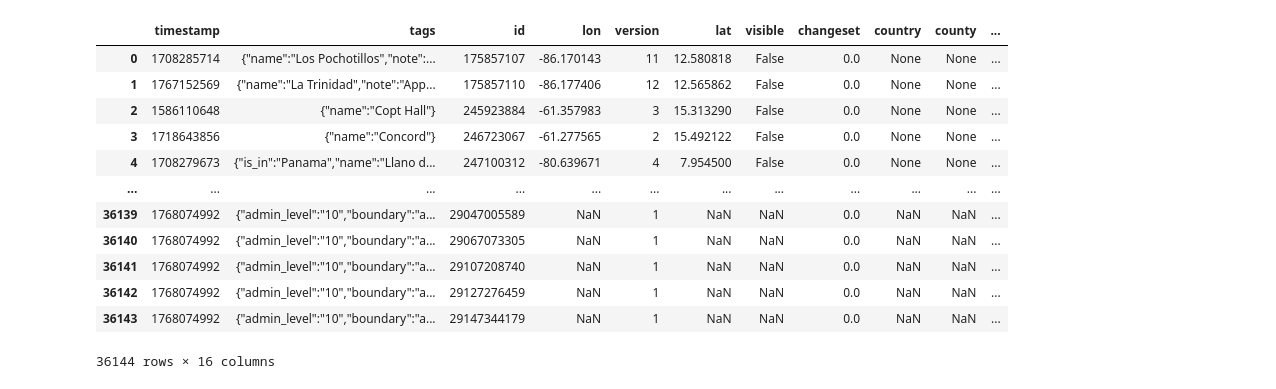
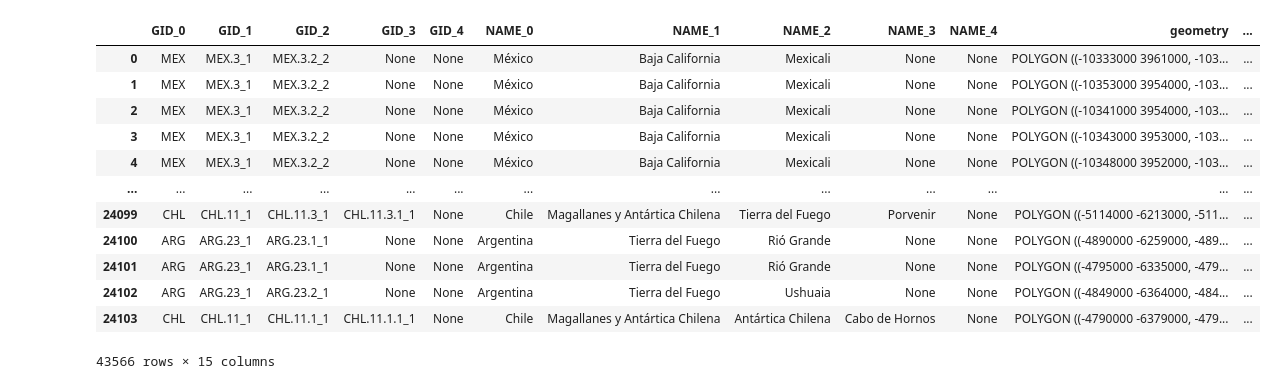
Before and after one commit to RodolfoFigueroa/amazonas-pipeline, a Jupyter notebook: test.ipynb, the cells around one changed output. Drawn from its saved outputs; the diff is of its cells as text; code cells hidden in the pictures.

```diff
--- a/test.ipynb
+++ b/test.ipynb
@@ -5,19 +6,34 @@ import pyrosm as osm
 # %%
 data_path = Path(os.environ["DATA_PATH"])
+generated_path = data_path / "generated"
-# %%
-p = osm.OSM(str(data_path / "initial" / "geofabrik" / "central-america-260112.osm.pbf"))
-p.get_data_by_custom_criteria({"place": ["hamlet"]})
-# %% [output]
-|  | timestamp | tags | id | lon | version | lat | visible | changeset | country | county | ... |
-| 0 | 1708285714 | {"name":"Los Pochotillos","note":... | 175857107 | -86.170143 | 11 | 12.580818 | False | 0.0 | None | None | ... |
-| 1 | 1767152569 | {"name":"La Trinidad","note":"App... | 175857110 | -86.177406 | 12 | 12.565862 | False | 0.0 | None | None | ... |
-| 2 | 1586110648 | {"name":"Copt Hall"} | 245923884 | -61.357983 | 3 | 15.313290 | False | 0.0 | None | None | ... |
-| 3 | 1718643856 | {"name":"Concord"} | 246723067 | -61.277565 | 2 | 15.492122 | False | 0.0 | None | None | ... |
-| 4 | 1708279673 | {"is_in":"Panama","name":"Llano d... | 247100312 | -80.639671 | 4 | 7.954500 | False | 0.0 | None | None | ... |
-| ... | ... | ... | ... | ... | ... | ... | ... | ... | ... | ... | ... |
-| 36139 | 1768074992 | {"admin_level":"10","boundary":"a... | 29047005589 | NaN | 1 | NaN | NaN | 0.0 | NaN | NaN | ... |
-| 36140 | 1768074992 | {"admin_level":"10","boundary":"a... | 29067073305 | NaN | 1 | NaN | NaN | 0.0 | NaN | NaN | ... |
-| 36141 | 1768074992 | {"admin_level":"10","boundary":"a... | 29107208740 | NaN | 1 | NaN | NaN | 0.0 | NaN | NaN | ... |
-| 36142 | 1768074992 | {"admin_level":"10","boundary":"a... | 29127276459 | NaN | 1 | NaN | NaN | 0.0 | NaN | NaN | ... |
-| 36143 | 1768074992 | {"admin_level":"10","boundary":"a... | 29147344179 | NaN | 1 | NaN | NaN | 0.0 | NaN | NaN | ... |
-36144 rows × 16 columns
+# %%
+df_features = gpd.read_file(generated_path / "features" / "filtered_places.gpkg")
+df_polygons = gpd.read_file(
+    generated_path
+    / "polygons"
+    / "joined_with_gadm"
+    / "200_300"
+    / "2020.gpkg",
+)
+# %%
+test = (
+    df_polygons
+    .sjoin(df_features, how="inner", predicate="contains")
+    .assign(tup=lambda df: df.apply(lambda row: (row["index_right"], row["place"]), axis=1))
+)
+# %%
+test
+# %% [output]
+|  | GID_0 | GID_1 | GID_2 | GID_3 | GID_4 | NAME_0 | NAME_1 | NAME_2 | NAME_3 | NAME_4 | geometry | ... |
+| 0 | MEX | MEX.3_1 | MEX.3.2_2 | None | None | México | Baja California | Mexicali | None | None | POLYGON ((-10333000 3961000, -103... | ... |
+| 1 | MEX | MEX.3_1 | MEX.3.2_2 | None | None | México | Baja California | Mexicali | None | None | POLYGON ((-10353000 3954000, -103... | ... |
+| 2 | MEX | MEX.3_1 | MEX.3.2_2 | None | None | México | Baja California | Mexicali | None | None | POLYGON ((-10341000 3954000, -103... | ... |
+| 3 | MEX | MEX.3_1 | MEX.3.2_2 | None | None | México | Baja California | Mexicali | None | None | POLYGON ((-10343000 3953000, -103... | ... |
+| 4 | MEX | MEX.3_1 | MEX.3.2_2 | None | None | México | Baja California | Mexicali | None | None | POLYGON ((-10348000 3952000, -103... | ... |
+| ... | ... | ... | ... | ... | ... | ... | ... | ... | ... | ... | ... | ... |
+| 24099 | CHL | CHL.11_1 | CHL.11.3_1 | CHL.11.3.1_1 | None | Chile | Magallanes y Antártica Chilena | Tierra del Fuego | Porvenir | None | POLYGON ((-5114000 -6213000, -511... | ... |
+| 24100 | ARG | ARG.23_1 | ARG.23.1_1 | None | None | Argentina | Tierra del Fuego | Rió Grande | None | None | POLYGON ((-4890000 -6259000, -489... | ... |
+| 24101 | ARG | ARG.23_1 | ARG.23.1_1 | None | None | Argentina | Tierra del Fuego | Rió Grande | None | None | POLYGON ((-4795000 -6335000, -479... | ... |
+| 24102 | ARG | ARG.23_1 | ARG.23.2_1 | None | None | Argentina | Tierra del Fuego | Ushuaia | None | None | POLYGON ((-4849000 -6364000, -484... | ... |
+| 24103 | CHL | CHL.11_1 | CHL.11.1_1 | CHL.11.1.1_1 | None | Chile | Magallanes y Antártica Chilena | Antártica Chilena | Cabo de Hornos | None | POLYGON ((-4790000 -6379000, -479... | ... |
+43566 rows × 15 columns
```
Also changed, not shown: parts of 3 cells of this notebook, 10 other files.
